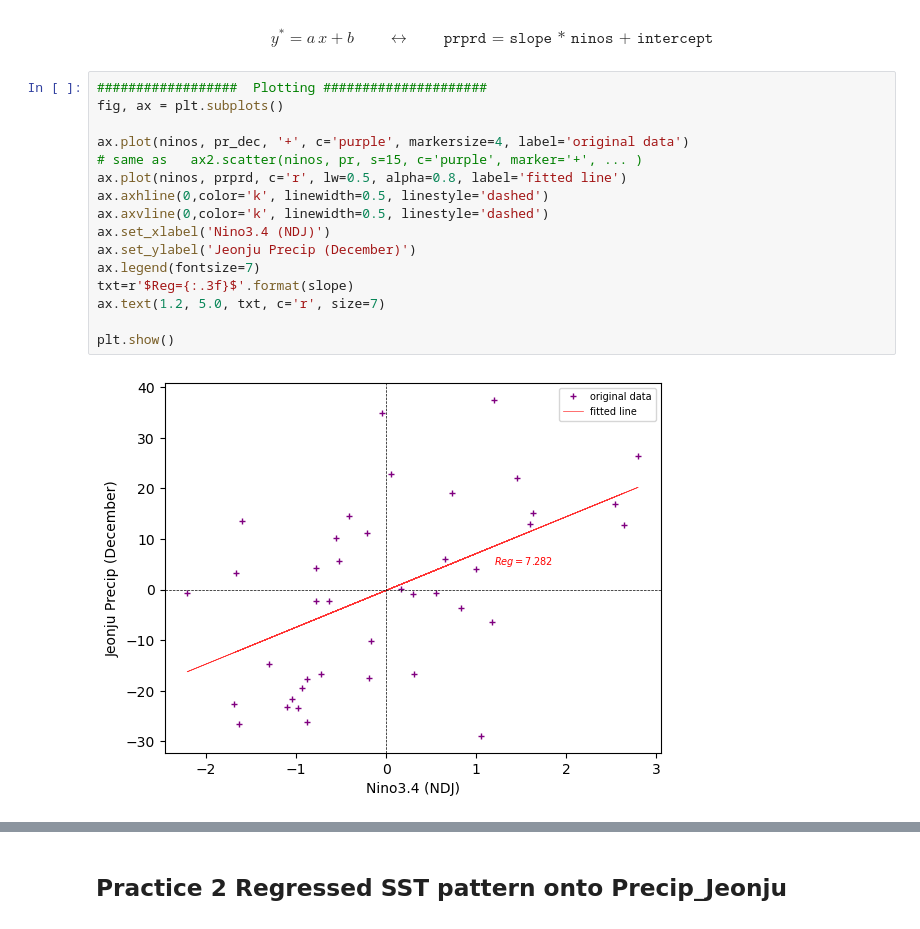
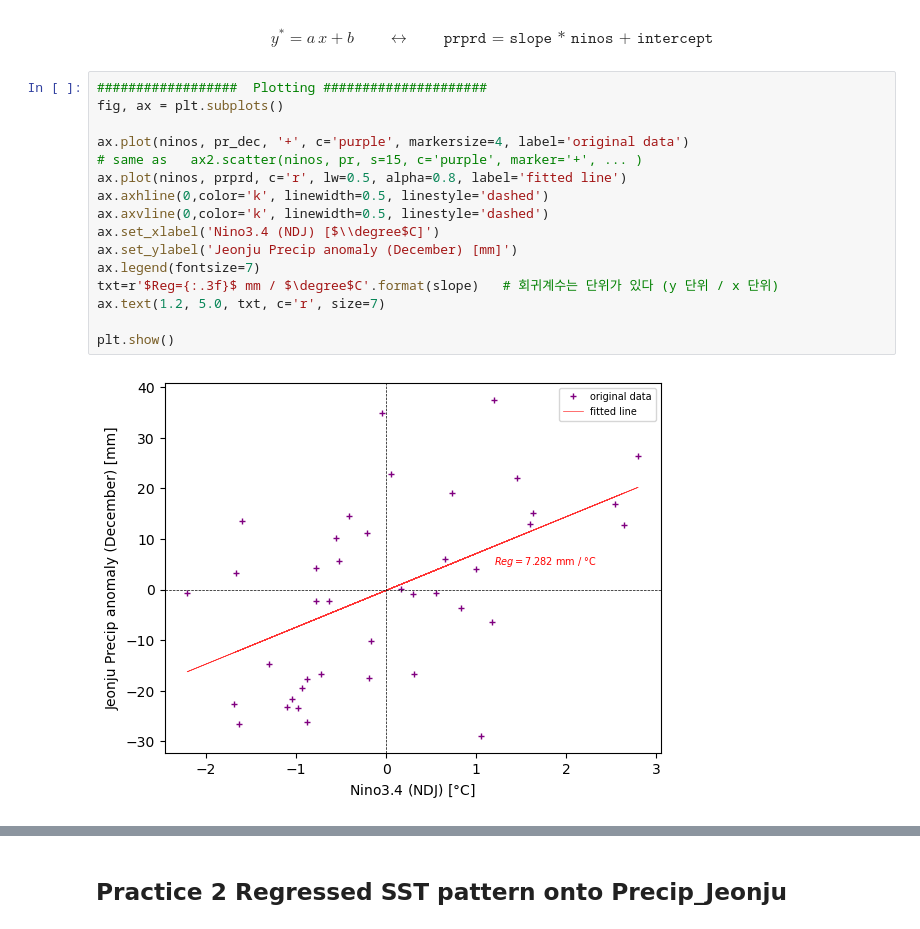
Before and after one commit to climstats/climstat-2026, a Jupyter notebook: notebooks/practice05.ipynb, the cells around one changed output, grey strips where cells are left out. Cells and saved outputs as stored; diff of their text form.

```diff
--- a/notebooks/practice05.ipynb
+++ b/notebooks/practice05.ipynb
@@ -131,21 +131,21 @@ $$
 # %%
 ##################  Plotting #####################
 fig, ax = plt.subplots()
 
 ax.plot(ninos, pr_dec, '+', c='purple', markersize=4, label='original data')
 # same as   ax2.scatter(ninos, pr, s=15, c='purple', marker='+', ... )
 ax.plot(ninos, prprd, c='r', lw=0.5, alpha=0.8, label='fitted line')
 ax.axhline(0,color='k', linewidth=0.5, linestyle='dashed')
 ax.axvline(0,color='k', linewidth=0.5, linestyle='dashed')
-ax.set_xlabel('Nino3.4 (NDJ)')
-ax.set_ylabel('Jeonju Precip (December)')
+ax.set_xlabel('Nino3.4 (NDJ) [$\\degree$C]')
+ax.set_ylabel('Jeonju Precip anomaly (December) [mm]')
 ax.legend(fontsize=7)
-txt=r'$Reg={:.3f}$'.format(slope)
+txt=r'$Reg={:.3f}$ mm / $\degree$C'.format(slope)   # 회귀계수는 단위가 있다 (y 단위 / x 단위)
 ax.text(1.2, 5.0, txt, c='r', size=7)
 
 plt.show()
 # %% [output]
-[figure, old version]
+[figure, new version]
 # %%
 ##################  Plotting #####################
 fig = plt.figure(figsize=(10,7), dpi=100)
```
Also changed, not shown: parts of 2 cells of this notebook, 1 other file.
